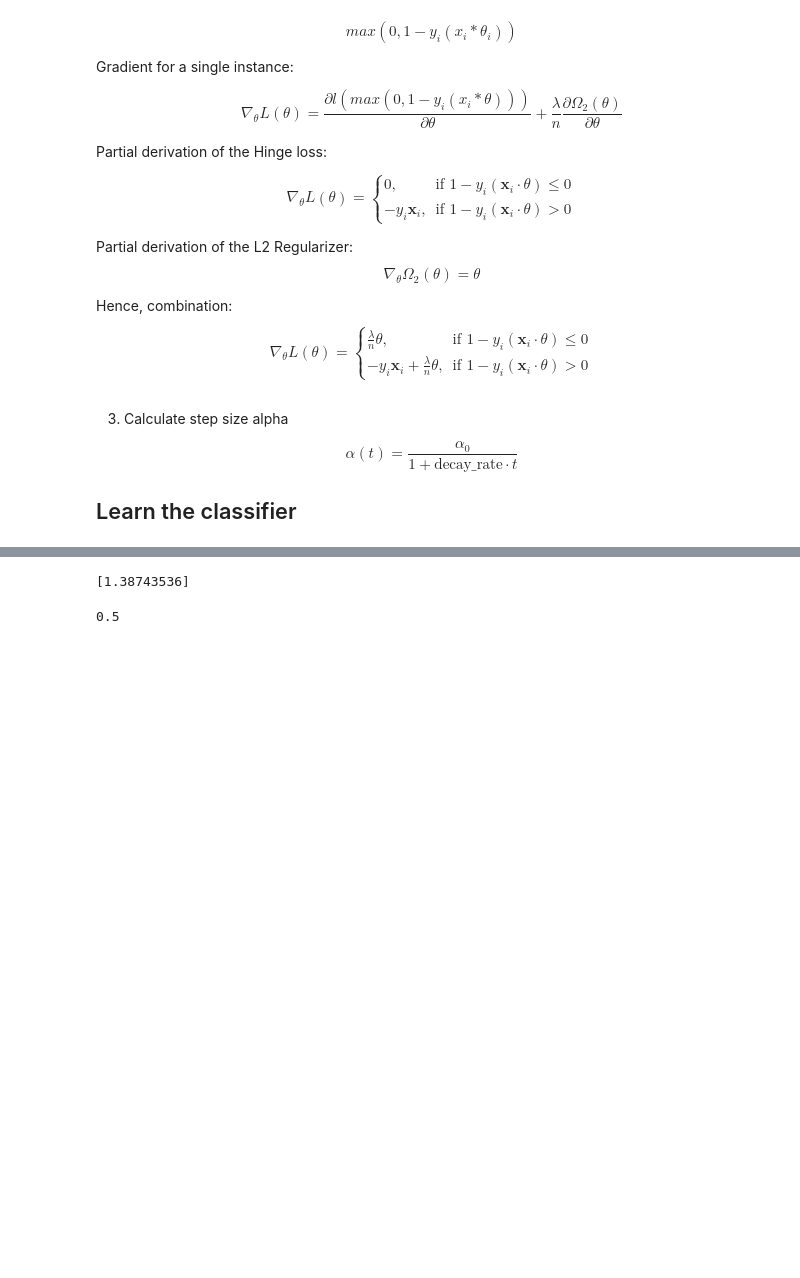
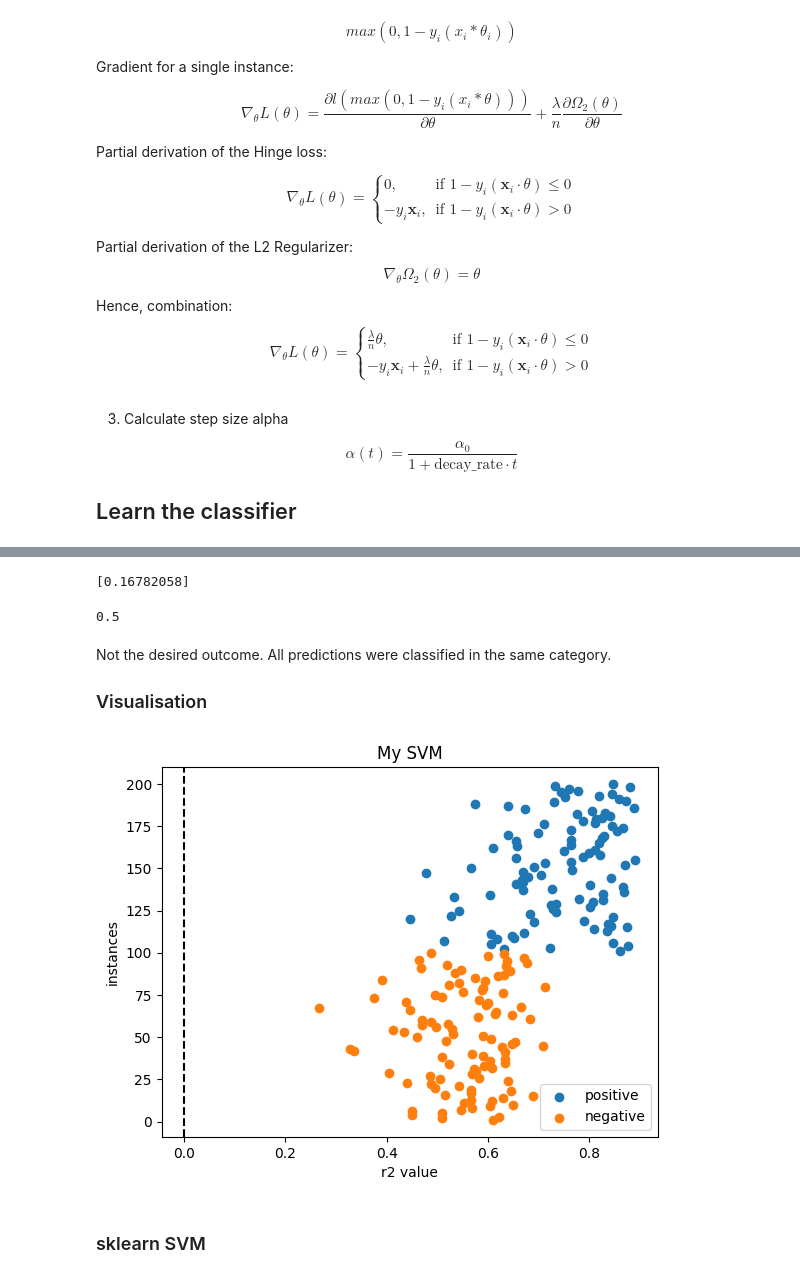
Before and after one commit to MarStreicher/IDA_Laser, a Jupyter notebook: src/classifiers/linear_classifier.ipynb, the cells around one changed output, grey strips where cells are left out. Saved outputs shown, nothing was run; the diff lists cells and outputs as text; code cells hidden in the pictures; blank space fills up the shorter version.

Commit message:
Enhanced linear classifier

```diff
--- a/src/classifiers/linear_classifier.ipynb
+++ b/src/classifiers/linear_classifier.ipynb
@@ -116,6 +123,8 @@ dataset = FeatureEngineeredDataset(mat_dict, "X", "Y", "r2")
-# %%
-optimal_theta = LinearClassifierHelper.reg_erm_stoch(dataset.inputs, dataset.labels, lambda_value = 0.001, epsilon = 1e-05, alpha_0 = 0.1, decay_rate = 0.001)
-print(optimal_theta)
-# %% [output]
-[1.38743536]
+# %%
+# best_params = {'alpha_0': 0.001, 'decay_rate': 0.001, 'epsilon': 0.0001, 'lambda_value': 0.001}
+
+optimal_theta = LinearClassifierHelper.reg_erm_stoch(dataset.train_inputs, dataset.train_labels, best_params['lambda_value'], best_params['epsilon'], best_params['alpha_0'], best_params['decay_rate'])
+print(optimal_theta)
+# %% [output]
+[0.16782058]
 # %%
@@ -125,3 +134,29 @@ accuracy = LinearClassifierHelper.evaluate(raw_predictions, dataset.labels)
 print(accuracy)
 # %% [output]
 0.5
+# %% [markdown]
+Not the desired outcome. All predictions were classified in the same category.
+
+### Visualisation
+# %%
+threshold = 0
+
+positive_inputs, positive_labels = dataset.filter_by_label(1)
+negative_inputs, negative_labels = dataset.filter_by_label(-1)
+
+positive_x = range(1, len(positive_inputs) + 1)
+negative_x = range(1, len(negative_inputs) + 1)
+
+plt.axvline(x=threshold, color='k', linestyle='--')
+plt.scatter(positive_inputs, range(101, 201), label="positive")
+plt.scatter(negative_inputs, range(1, 101), label="negative")
+
+plt.title('My SVM')
+plt.xlabel('r2 value')
+plt.ylabel('instances')
+plt.legend()
+plt.show()
+# %% [output]
+[figure, added]
+# %% [markdown]
+### sklearn SVM
```
Also changed, not shown: parts of 5 cells of this notebook, 3 other files.
